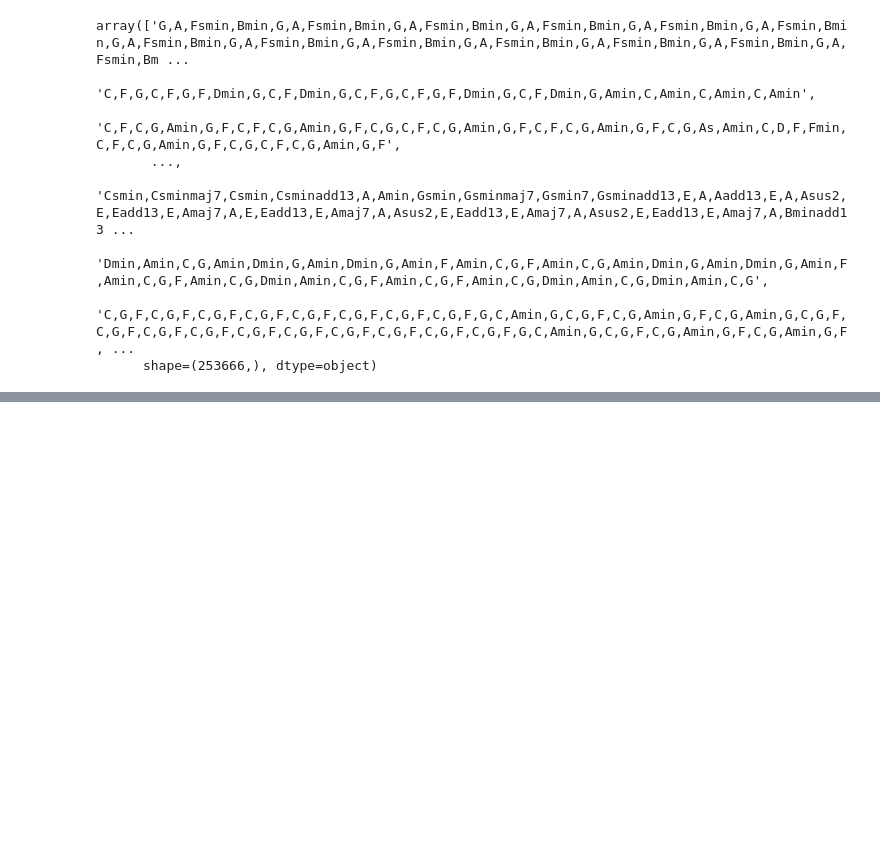
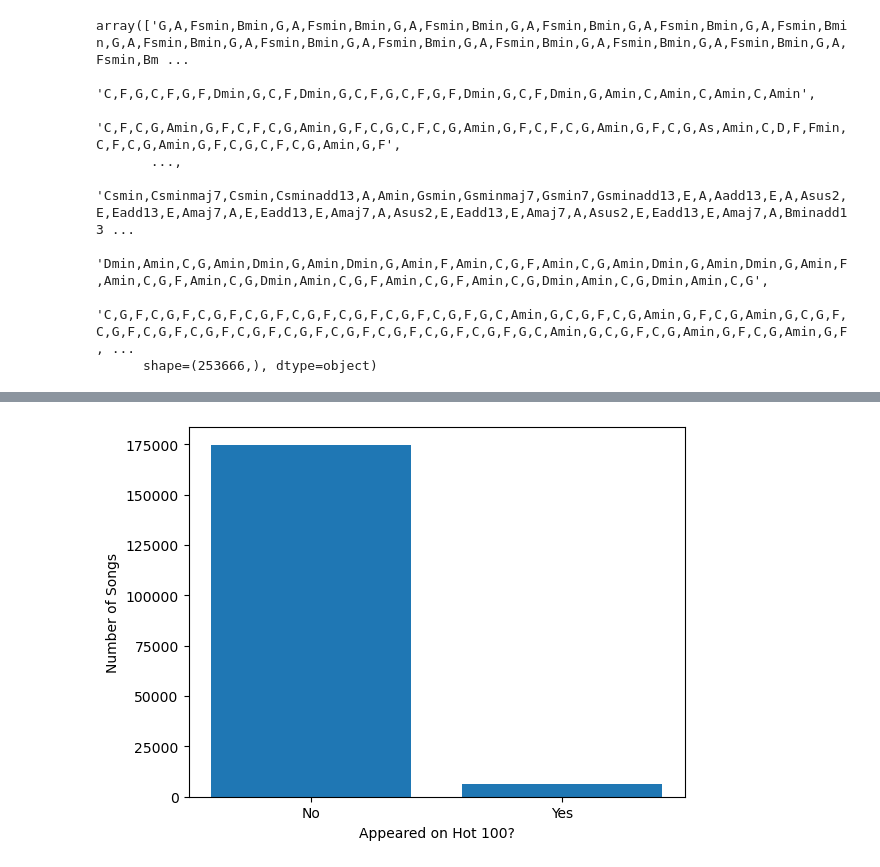
Before and after one commit to Erdos-Projects/fall-2025-harmonic-features-for-song-recommendations, a Jupyter notebook: Final/plots_for_presentation.ipynb, the cells around one changed output, grey strips where cells are left out. Drawn from its saved outputs; the diff is of its cells as text; code cells hidden in the pictures; blank space fills up the shorter version.

```diff
--- a/Final/plots_for_presentation.ipynb
+++ b/Final/plots_for_presentation.ipynb
@@ -5,7 +5,7 @@ from matplotlib import pyplot as plt
 # %%
 #import raw data
 path_to_raw_data='../../data/chordonomicon_raw.csv'
-path_to_final_training_data='../../data/data_train_all.csv'
+path_to_final_training_data='~\Downloads\data_train_all.csv'
 raw_df=pd.read_csv(path_to_raw_data, low_memory=False)
 final_train_df=pd.read_csv(path_to_final_training_data, low_memory=False)
 # %%
@@ -106,0 +65,8 @@ final_train_df[(final_train_df['unique_chord_density']==1)]
+# %%
+hot100=final_train_df['on_hot100'].value_counts()
+plt.bar(['No','Yes'],hot100)
+plt.xlabel('Appeared on Hot 100?')
+plt.ylabel('Number of Songs')
+plt.show()
+# %% [output]
+[figure, added]
```
Also changed, not shown: parts of 4 cells of this notebook, 2 other files.
